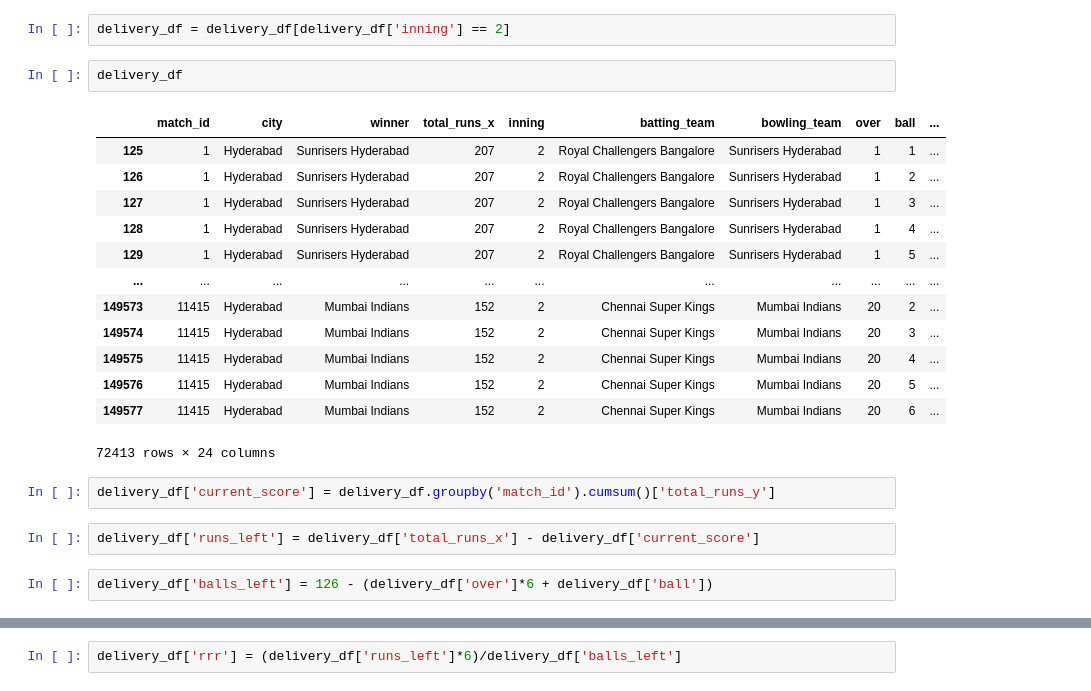
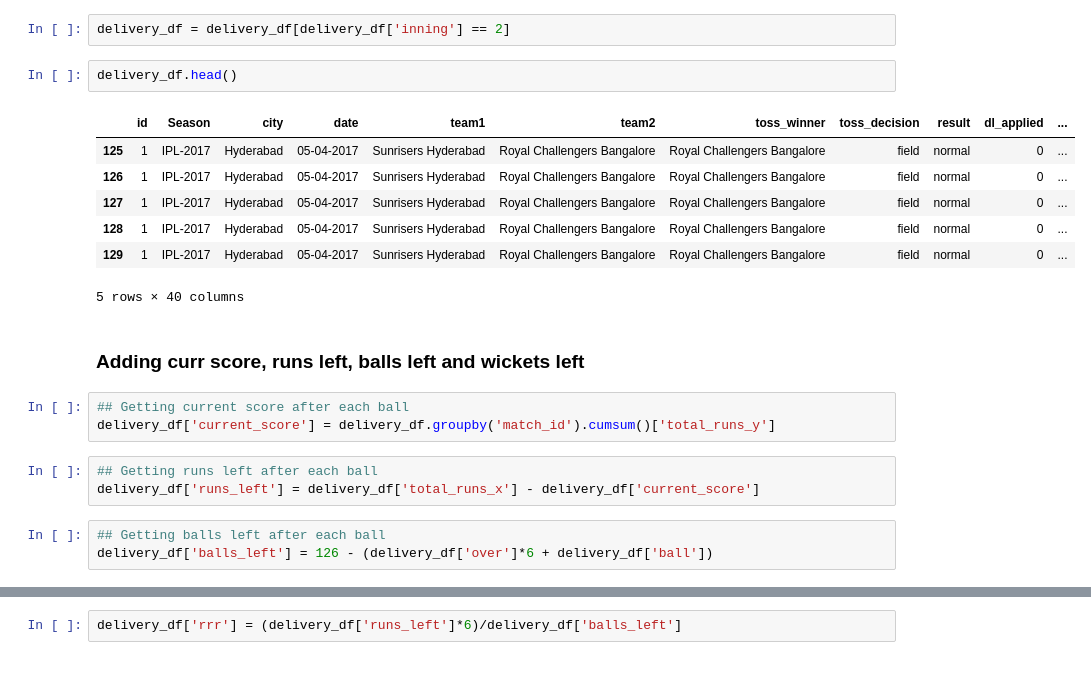
Before and after one commit to akashpatil1996/IPL_win_predictor, a Jupyter notebook: IPL_win_predictor.ipynb, the cells around one changed output, grey strips where cells are left out. Cells and saved outputs as stored; diff of their text form.

```diff
--- a/IPL_win_predictor.ipynb
+++ b/IPL_win_predictor.ipynb
@@ -107,25 +103,24 @@ delivery_df = match_df.merge(delivery,on='match_id')
 # %%
 delivery_df = delivery_df[delivery_df['inning'] == 2]
 # %%
-delivery_df
+delivery_df.head()
 # %% [output]
-|  | match_id | city | winner | total_runs_x | inning | batting_team | bowling_team | over | ball | ... |
-| 125 | 1 | Hyderabad | Sunrisers Hyderabad | 207 | 2 | Royal Challengers Bangalore | Sunrisers Hyderabad | 1 | 1 | ... |
-| 126 | 1 | Hyderabad | Sunrisers Hyderabad | 207 | 2 | Royal Challengers Bangalore | Sunrisers Hyderabad | 1 | 2 | ... |
-| 127 | 1 | Hyderabad | Sunrisers Hyderabad | 207 | 2 | Royal Challengers Bangalore | Sunrisers Hyderabad | 1 | 3 | ... |
-| 128 | 1 | Hyderabad | Sunrisers Hyderabad | 207 | 2 | Royal Challengers Bangalore | Sunrisers Hyderabad | 1 | 4 | ... |
-| 129 | 1 | Hyderabad | Sunrisers Hyderabad | 207 | 2 | Royal Challengers Bangalore | Sunrisers Hyderabad | 1 | 5 | ... |
-| ... | ... | ... | ... | ... | ... | ... | ... | ... | ... | ... |
-| 149573 | 11415 | Hyderabad | Mumbai Indians | 152 | 2 | Chennai Super Kings | Mumbai Indians | 20 | 2 | ... |
-| 149574 | 11415 | Hyderabad | Mumbai Indians | 152 | 2 | Chennai Super Kings | Mumbai Indians | 20 | 3 | ... |
-| 149575 | 11415 | Hyderabad | Mumbai Indians | 152 | 2 | Chennai Super Kings | Mumbai Indians | 20 | 4 | ... |
-| 149576 | 11415 | Hyderabad | Mumbai Indians | 152 | 2 | Chennai Super Kings | Mumbai Indians | 20 | 5 | ... |
-| 149577 | 11415 | Hyderabad | Mumbai Indians | 152 | 2 | Chennai Super Kings | Mumbai Indians | 20 | 6 | ... |
+|  | id | Season | city | date | team1 | team2 | toss_winner | toss_decision | result | dl_applied | ... |
+| 125 | 1 | IPL-2017 | Hyderabad | 05-04-2017 | Sunrisers Hyderabad | Royal Challengers Bangalore | Royal Challengers Bangalore | field | normal | 0 | ... |
+| 126 | 1 | IPL-2017 | Hyderabad | 05-04-2017 | Sunrisers Hyderabad | Royal Challengers Bangalore | Royal Challengers Bangalore | field | normal | 0 | ... |
+| 127 | 1 | IPL-2017 | Hyderabad | 05-04-2017 | Sunrisers Hyderabad | Royal Challengers Bangalore | Royal Challengers Bangalore | field | normal | 0 | ... |
+| 128 | 1 | IPL-2017 | Hyderabad | 05-04-2017 | Sunrisers Hyderabad | Royal Challengers Bangalore | Royal Challengers Bangalore | field | normal | 0 | ... |
+| 129 | 1 | IPL-2017 | Hyderabad | 05-04-2017 | Sunrisers Hyderabad | Royal Challengers Bangalore | Royal Challengers Bangalore | field | normal | 0 | ... |
-72413 rows × 24 columns
+5 rows × 40 columns
+# %% [markdown]
+### Adding curr score, runs left, balls left and wickets left
 # %%
+## Getting current score after each ball
 delivery_df['current_score'] = delivery_df.groupby('match_id').cumsum()['total_runs_y']
 # %%
+## Getting runs left after each ball
 delivery_df['runs_left'] = delivery_df['total_runs_x'] - delivery_df['current_score']
 # %%
+## Getting balls left after each ball
 delivery_df['balls_left'] = 126 - (delivery_df['over']*6 + delivery_df['ball'])
 # %%
```
Also changed, not shown: parts of 30 cells of this notebook.
